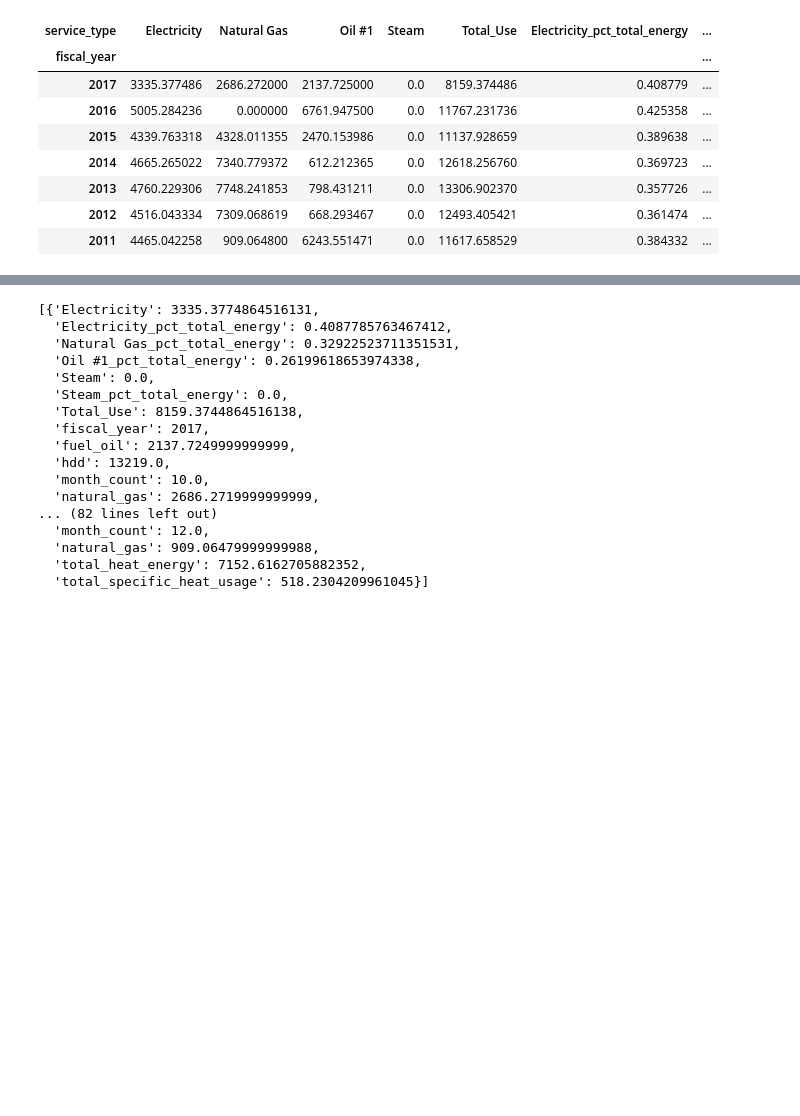
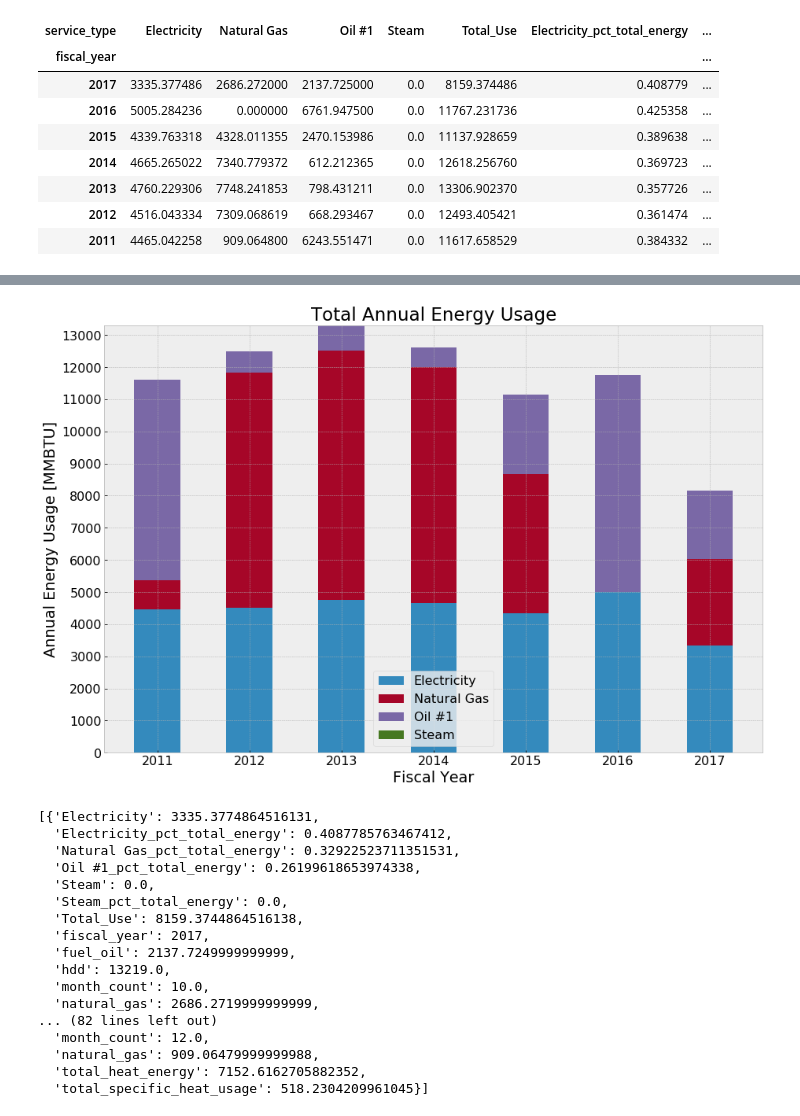
Before and after one commit to alanmitchell/fnsb-benchmark, a Jupyter notebook: testing/utility_dashboard_data.ipynb, the cells around one changed output, grey strips where cells are left out. Saved outputs shown, nothing was run; the diff lists cells and outputs as text; code cells hidden in the pictures; blank space fills up the shorter version.

```diff
--- a/testing/utility_dashboard_data.ipynb
+++ b/testing/utility_dashboard_data.ipynb
@@ -219,3 +231,9 @@ usage_df2
+# %%
+stacked_bar_filename = site + "_graph_pg4_g1.png"
+
+gu.energy_use_stacked_bar(reset_usage_df2, 'fiscal_year', usage_cols, stacked_bar_filename)
+# %% [output]
+[figure, added]
 # %%
 # Export the rows of the DataFrame into a list of dictionaries for use
 # in the template.  Rename columns to match template variables.
```
Also changed, not shown: parts of 3 cells of this notebook, 6 other files.
